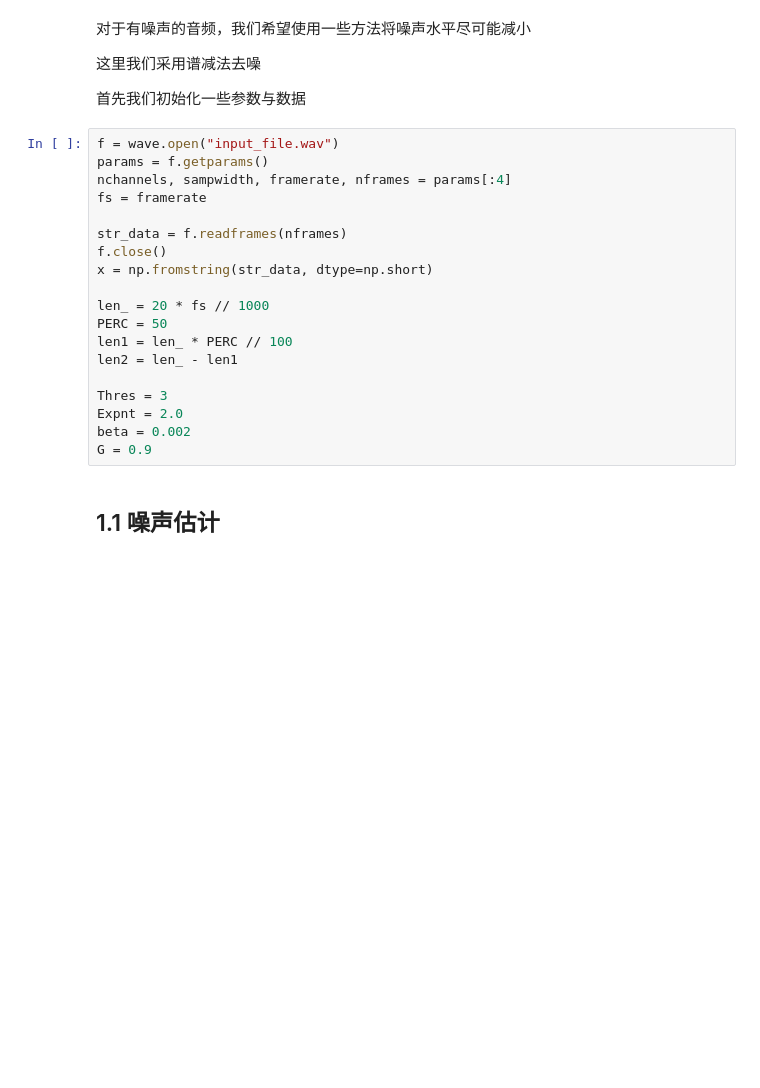
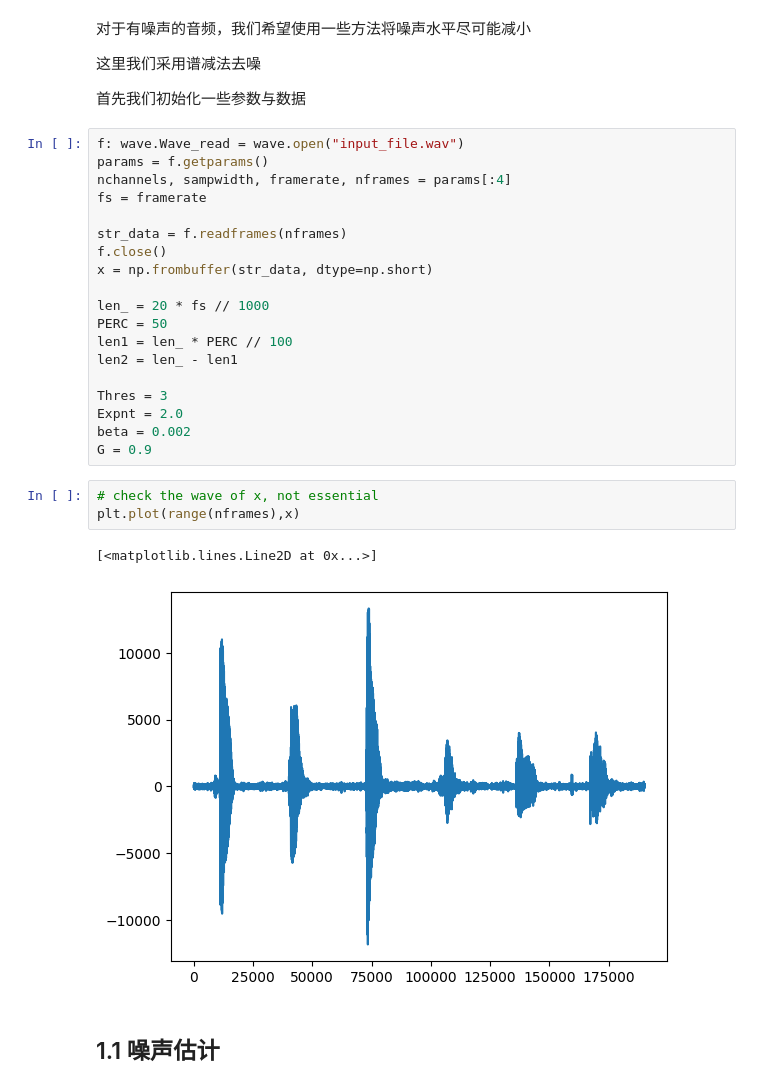
Before and after one commit to Ther-nullptr/STD_LAB, a Jupyter notebook: Task1&2/part2/part2.ipynb, the cells around one changed output. Saved outputs shown, nothing was run; the diff lists cells and outputs as text; blank space fills up the shorter version.

```diff
--- a/Task1&2/part2/part2.ipynb
+++ b/Task1&2/part2/part2.ipynb
@@ -59,14 +62,14 @@ def find_index(x_list):
 
 首先我们初始化一些参数与数据
 # %%
-f = wave.open("input_file.wav")
+f: wave.Wave_read = wave.open("input_file.wav")
 params = f.getparams()
 nchannels, sampwidth, framerate, nframes = params[:4]
 fs = framerate
 
 str_data = f.readframes(nframes)
 f.close()
-x = np.fromstring(str_data, dtype=np.short)
+x = np.frombuffer(str_data, dtype=np.short)
 
 len_ = 20 * fs // 1000
 PERC = 50
@@ -77,6 +80,12 @@ Thres = 3
 Expnt = 2.0
 beta = 0.002
 G = 0.9
+# %%
+# check the wave of x, not essential
+plt.plot(range(nframes),x)
+# %% [output]
+[<matplotlib.lines.Line2D at 0x...>]
+[figure, added]
 # %% [markdown]
 ## 1.1 噪声估计
 # %% [markdown]
```
Also changed, not shown: parts of 5 cells of this notebook, 1 other file.
